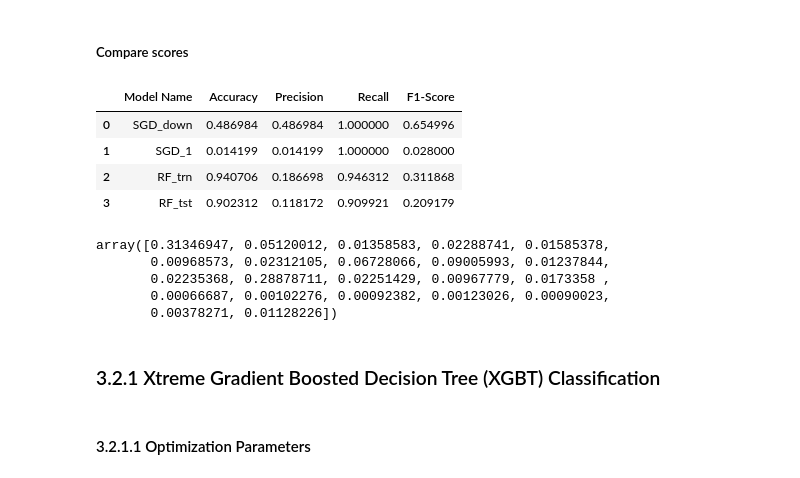
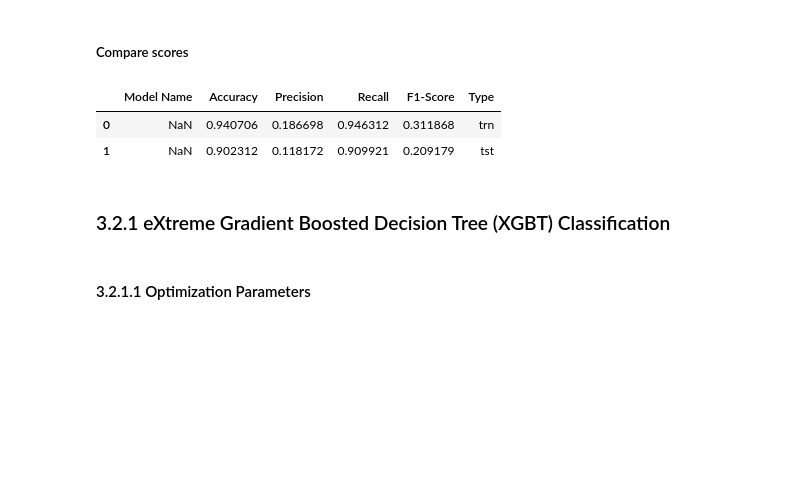
Before and after one commit to PZ808/BC-ransomware-classification, a Jupyter notebook: bc_rans-readpickle-v2.ipynb, the cells around one changed output. Cells and saved outputs as stored; diff of their text form; code cells hidden in the pictures; blank space fills up the shorter version.

```diff
--- a/bc_rans-readpickle-v2.ipynb
+++ b/bc_rans-readpickle-v2.ipynb
@@ -588,3 +651,3 @@ sgd_scores_df
 # %%
-scores_df = scores_df.append(sgd_scores_df)
+scores_df = scores_df.append(sgd.score(y_train_e,y_test_e))
 scores_df.reset_index(drop=True,inplace=True)
@@ -618,6 +653,0 @@ sgd_opt_down.feature_importances
-# %%
-sgd1_score_df = tabulate_scores_df('SGD_down', combined_y_test, sgd_opt_down_preds)
-sgd2_score_df = tabulate_scores_df('SGD_1', y_test, sgd_opt_preds_test)
-scores_df = sgd1_score_df.append(sgd2_score_df) #.append(sgd2_score_df)
-scores_df.reset_index(drop=True,inplace=True)
-scores_df
@@ -696,34 +686,12 @@ rf_params_in = {
     "class_weight" : ['balanced', None]
 }
 
-rf_clf = RandomForestClassifier(n_jobs = -1,random_state = RAND_STATE)
-
+rf_cl = RandomForestClassifier(n_jobs = -1,random_state = RAND_STATE)
 
 rfc = Model(
-        e_ds.X_train_sm,
-        e_ds.y_train_sm,
-        X_train_e,
-        X_test_e,sgd_cl,
-        rf_params_in,
-        RandomForestClassifier
-        )
+        e_ds.X_train_sm, e_ds.y_train_sm,
+        X_train_e, X_test_e,
+        rf_cl, rf_params_in, RandomForestClassifier)
 
-
-# used randomized search to look for optimal parameters
-if READ_STATE == True:
-    rf_hps_fname = 'rf_bestparams_sm_e_05.csv'
-    rf_bps = pd.read_csv(rf_hps_fname)
-else:
-    rf_hyperparams = RandomizedSearchCV(
-        estimator = rf_clf,
-        param_distributions = rf_params_in,
-        scoring = 'f1',
-        n_jobs = -1,
-        verbose = 1,
-        random_state = RAND_STATE,
-        return_train_score = True,
-        n_iter = 5
-    )
-    rf_hyperparams.fit(e_ds.X_train_sm, e_ds.y_train_sm) # fit to get optimal parameters
-    rf_bps = rf_hyperparams.best_params_
+rf_bps = rfc.best_params
 # %% [output]
@@ -773,0 +723,3 @@ rf_opt_preds_test  = rf_opt_down.predict(X_test_e)   # prediction from test set
+# %%
+rf_scores = rfc.score(y_train_e,y_test_e)
+rf_scores
@@ -832,22 +781,12 @@ sns.heatmap(cf_matrix, annot=labels, fmt='',cmap='Reds')
 # %% [markdown]
 #####  Compare scores
 # %%
-scores_df = scores_df.append(rf_scores_df) #.append(rf1_score_df)
+scores_df = scores_df.append(rf_scores)
 scores_df.reset_index(drop=True,inplace=True)
 scores_df
 # %% [output]
-|  | Model Name | Accuracy | Precision | Recall | F1-Score |
-| 0 | SGD_down | 0.486984 | 0.486984 | 1.000000 | 0.654996 |
-| 1 | SGD_1 | 0.014199 | 0.014199 | 1.000000 | 0.028000 |
-| 2 | RF_trn | 0.940706 | 0.186698 | 0.946312 | 0.311868 |
-| 3 | RF_tst | 0.902312 | 0.118172 | 0.909921 | 0.209179 |
+|  | Model Name | Accuracy | Precision | Recall | F1-Score | Type |
+| 0 | NaN | 0.940706 | 0.186698 | 0.946312 | 0.311868 | trn |
+| 1 | NaN | 0.902312 | 0.118172 | 0.909921 | 0.209179 | tst |
-# %%
-rf_opt_down.feature_importances_
-# %% [output]
-array([0.31346947, 0.05120012, 0.01358583, 0.02288741, 0.01585378,
-       0.00968573, 0.02312105, 0.06728066, 0.09005993, 0.01237844,
-       0.02235368, 0.28878711, 0.02251429, 0.00967779, 0.0173358 ,
-       0.00066687, 0.00102276, 0.00092382, 0.00123026, 0.00090023,
-       0.00378271, 0.01128226])
 # %% [markdown]
-### 3.2.1 Xtreme Gradient Boosted Decision Tree (XGBT) Classification
+### 3.2.1 eXtreme Gradient Boosted Decision Tree (XGBT) Classification
```
Also changed, not shown: parts of 108 cells of this notebook.
